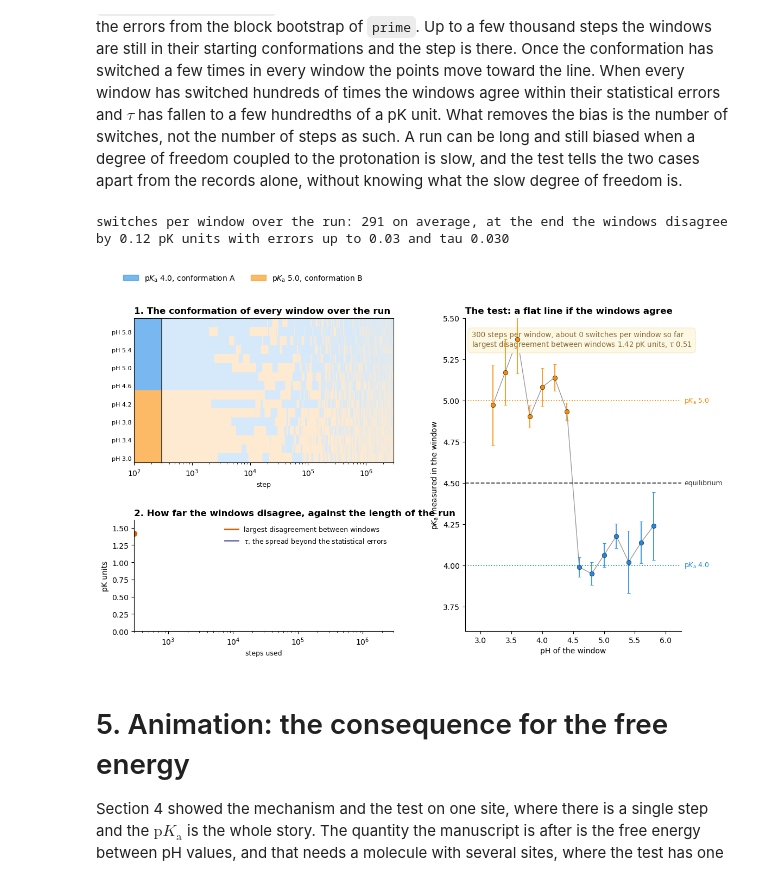
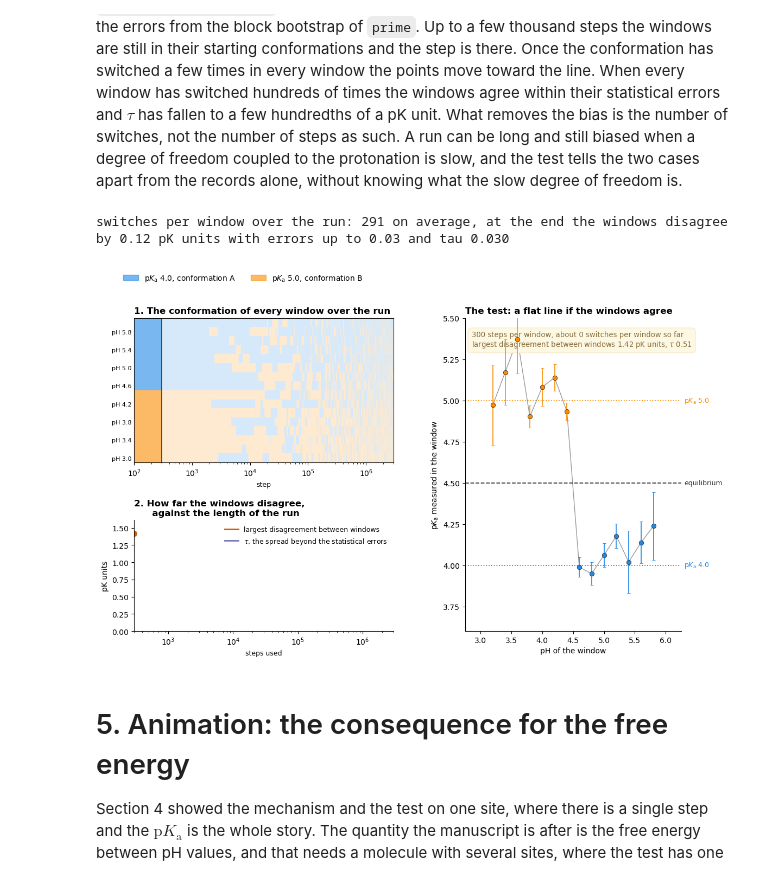
Before and after one commit to SHervoe-Hansen/PRIME, a Jupyter notebook: Demonstration.ipynb, the cells around one changed output. Drawn from its saved outputs; the diff is of its cells as text; code cells hidden in the pictures.

```diff
--- a/Demonstration.ipynb
+++ b/Demonstration.ipynb
@@ -629,7 +629,7 @@ ax_dis.set_xlim(times3[0], T3)
 ax_dis.set_ylim(0, 1.1 * np.nanmax(spread3))
 ax_dis.set_xlabel("steps used", fontsize=9)
 ax_dis.set_ylabel("pK units", fontsize=10)
-ax_dis.set_title("2. How far the windows disagree, against the length of the run", fontsize=12, weight='bold', loc='left')
+ax_dis.set_title("2. How far the windows disagree,\n""\u2003\u2003against the length of the run", fontsize=12, weight="bold", loc="left")
 ax_dis.spines['top'].set_visible(False)
 ax_dis.spines['right'].set_visible(False)
 line_sp, = ax_dis.plot([], [], '-', color='#d95f02', linewidth=2.2, label='largest disagreement between windows')
@@ -643,34 +643,34 @@ fig.legend(handles=[plt.Rectangle((0, 0), 1, 1, color=col_s[0], alpha=0.6, label
            frameon=False, loc='lower left', bbox_to_anchor=(0.1, 0.95), fontsize=10, ncol=2, columnspacing=2.0)
 artists = []
 
 
 def update(i):
     for a in artists:
         a.remove()
     artists.clear()
     t = times3[i]
     cursor.set_xdata([t, t])
     artists.append(ax_hist.axvspan(t, T3, color='white', alpha=0.7, linewidth=0))
     line_sp.set_data(times3[:i + 1], spread3[:i + 1])
     line_er.set_data(times3[:i + 1], tau3[:i + 1])
     dot_sp.set_data([t], [spread3[i]])
     art, spread = test_points(ax_test, pK3[:, i], se3[:, i], fB3[:, i])
     artists.extend(art)
     box3.set_text(f"{t:,} steps per window, about {switches3[i]:.0f} switches per window so far\n"
                   f"largest disagreement between windows {spread:.2f} pK units, $\\tau$ {tau3[i]:.2f}")
     return artists + [cursor, line_sp, line_er, dot_sp, box3]
 
 
 frames = list(range(len(times3))) + [len(times3) - 1] * 20
 ani = animation.FuncAnimation(fig, update, frames=frames, interval=125, blit=False, repeat=True)
 ani.save('Animations/PRIME_bias_vs_sampling.gif', writer='pillow', fps=8, dpi=100)
 if animation.writers.is_available('ffmpeg'):
     ani.save('Animations/PRIME_bias_vs_sampling.mp4', writer='ffmpeg', fps=8, bitrate=1800, dpi=100)
 update(len(times3) - 1)
 fig.savefig('Animations/PRIME_bias_vs_sampling.png', dpi=200, bbox_inches='tight')
 # %% [output]
 switches per window over the run: 291 on average, at the end the windows disagree by 0.12 pK units with errors up to 0.03 and tau 0.030
-[figure, old version]
+[figure, new version]
 # %% [markdown]
 # 5. Animation: the consequence for the free energy
 
```
Also changed, not shown: 3 other files.
